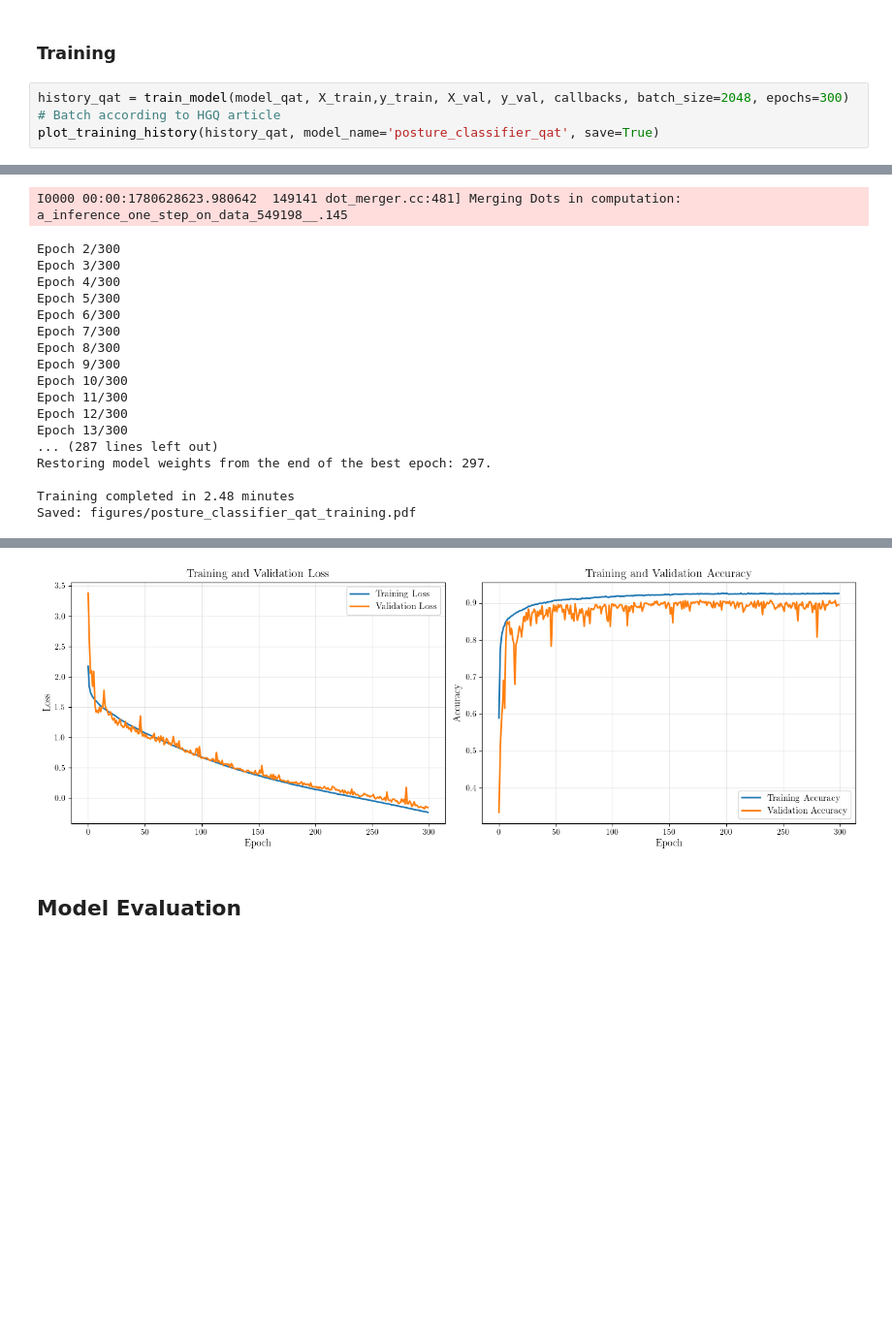
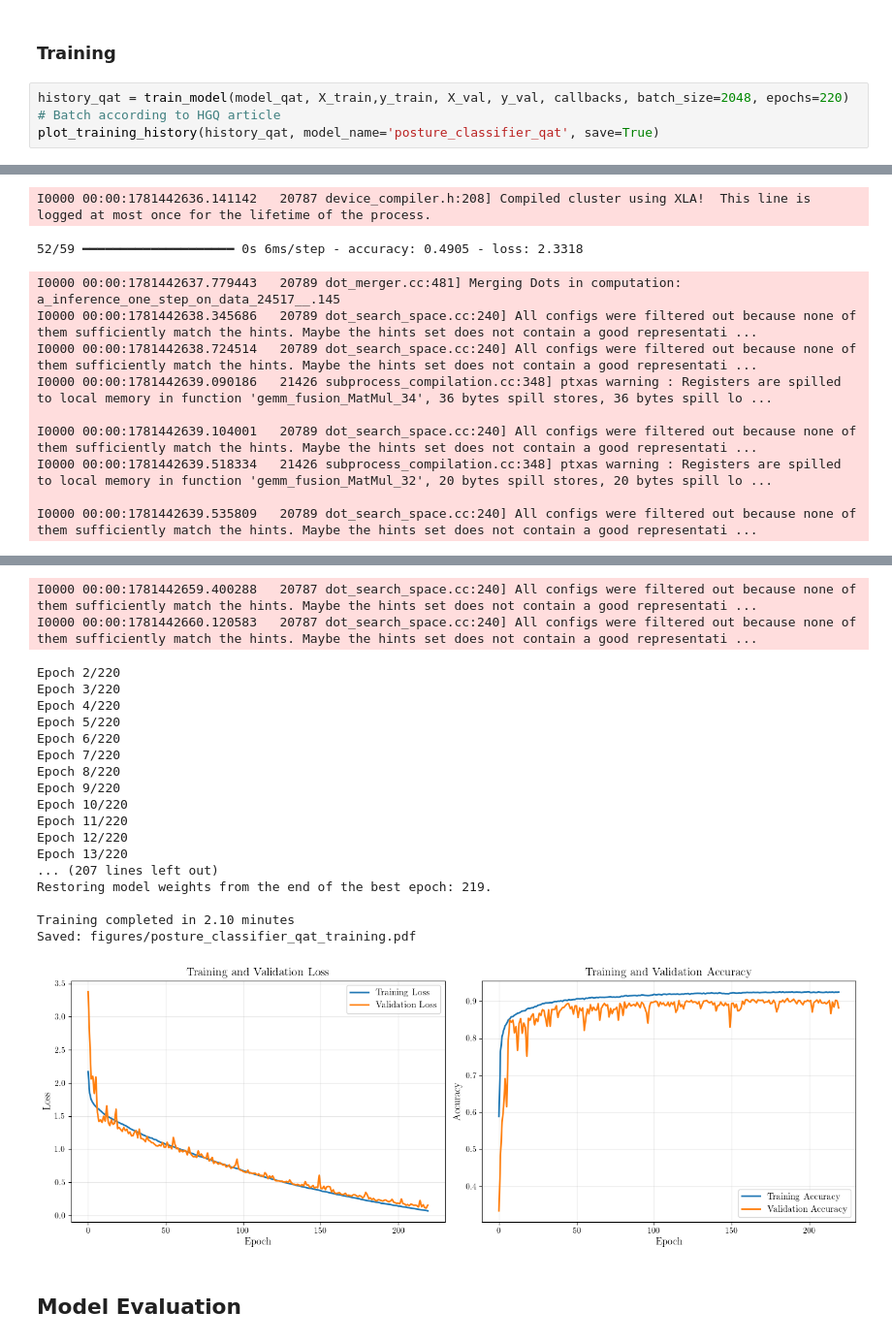
Before and after one commit to Jeison-HM/BedPosIP, a Jupyter notebook: model/train_quantized_cnn.ipynb, the cells around one changed output, grey strips where cells are left out. Shown at 97% size. Drawn from its saved outputs; the diff is of its cells as text; blank space fills up the shorter version.

Commit message:
feat(notebooks): update QAT training and hls4ml conversion pipeline

```diff
--- a/model/train_quantized_cnn.ipynb
+++ b/model/train_quantized_cnn.ipynb
@@ -228,6 +233,6 @@ output: 192
 # %% [markdown]
 ### Training
 # %%
-history_qat = train_model(model_qat, X_train,y_train, X_val, y_val, callbacks, batch_size=2048, epochs=300) # Batch according to HGQ article
+history_qat = train_model(model_qat, X_train,y_train, X_val, y_val, callbacks, batch_size=2048, epochs=220) # Batch according to HGQ article
 plot_training_history(history_qat, model_name='posture_classifier_qat', save=True)
 # %% [output]
@@ -237,18 +248,11 @@ I0000 00:00:1780628613.895619  149139 dot_merger.cc:481] Merging Dots in computa
-I0000 00:00:1780628623.980642  149141 dot_merger.cc:481] Merging Dots in computation: a_inference_one_step_on_data_549198__.145
+I0000 00:00:1781442636.141142   20787 device_compiler.h:208] Compiled cluster using XLA!  This line is logged at most once for the lifetime of the process.
-Epoch 2/300
-Epoch 3/300
-Epoch 4/300
-Epoch 5/300
-Epoch 6/300
-Epoch 7/300
-Epoch 8/300
-Epoch 9/300
-Epoch 10/300
-Epoch 11/300
-Epoch 12/300
-Epoch 13/300
-... (287 lines left out)
-Restoring model weights from the end of the best epoch: 297.
-
-Training completed in 2.48 minutes
-Saved: figures/posture_classifier_qat_training.pdf
+52/59 ━━━━━━━━━━━━━━━━━━━━ 0s 6ms/step - accuracy: 0.4905 - loss: 2.3318
+I0000 00:00:1781442637.779443   20789 dot_merger.cc:481] Merging Dots in computation: a_inference_one_step_on_data_24517__.145
+I0000 00:00:1781442638.345686   20789 dot_search_space.cc:240] All configs were filtered out because none of them sufficiently match the hints. Maybe the hints set does not contain a good representati ...
+I0000 00:00:1781442638.724514   20789 dot_search_space.cc:240] All configs were filtered out because none of them sufficiently match the hints. Maybe the hints set does not contain a good representati ...
+I0000 00:00:1781442639.090186   21426 subprocess_compilation.cc:348] ptxas warning : Registers are spilled to local memory in function 'gemm_fusion_MatMul_34', 36 bytes spill stores, 36 bytes spill lo ...
+
+I0000 00:00:1781442639.104001   20789 dot_search_space.cc:240] All configs were filtered out because none of them sufficiently match the hints. Maybe the hints set does not contain a good representati ...
+I0000 00:00:1781442639.518334   21426 subprocess_compilation.cc:348] ptxas warning : Registers are spilled to local memory in function 'gemm_fusion_MatMul_32', 20 bytes spill stores, 20 bytes spill lo ...
+
+I0000 00:00:1781442639.535809   20789 dot_search_space.cc:240] All configs were filtered out because none of them sufficiently match the hints. Maybe the hints set does not contain a good representati ...
@@ -255,4 +260,23 @@ Saved: figures/posture_classifier_qat_training.pdf
+I0000 00:00:1781442659.400288   20787 dot_search_space.cc:240] All configs were filtered out because none of them sufficiently match the hints. Maybe the hints set does not contain a good representati ...
+I0000 00:00:1781442660.120583   20787 dot_search_space.cc:240] All configs were filtered out because none of them sufficiently match the hints. Maybe the hints set does not contain a good representati ...
+Epoch 2/220
+Epoch 3/220
+Epoch 4/220
+Epoch 5/220
+Epoch 6/220
+Epoch 7/220
+Epoch 8/220
+Epoch 9/220
+Epoch 10/220
+Epoch 11/220
+Epoch 12/220
+Epoch 13/220
+... (207 lines left out)
+Restoring model weights from the end of the best epoch: 219.
+
+Training completed in 2.10 minutes
+Saved: figures/posture_classifier_qat_training.pdf
-[figure, old version]
+[figure, new version]
 # %% [markdown]
 ## Model Evaluation
 # %%
```
Also changed, not shown: parts of 12 cells of this notebook, 1 other file.
